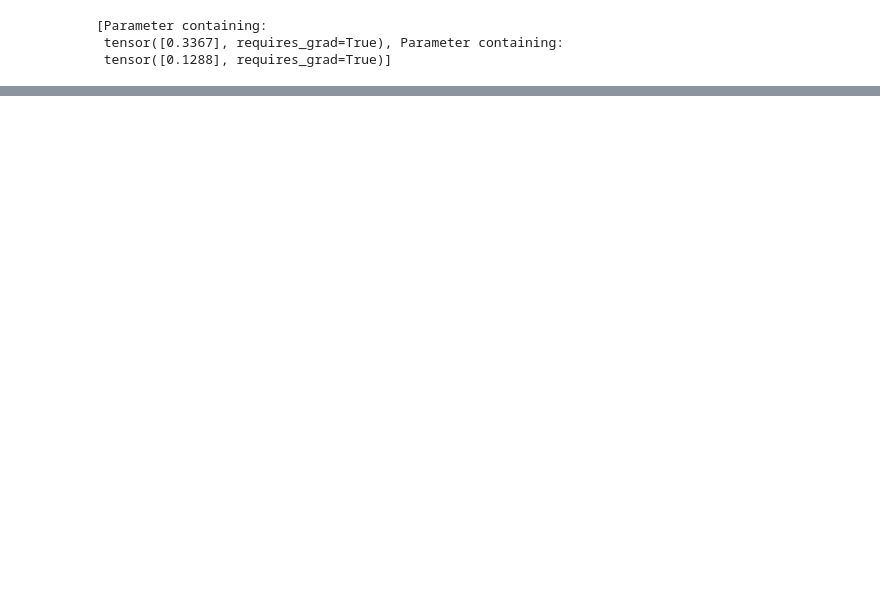
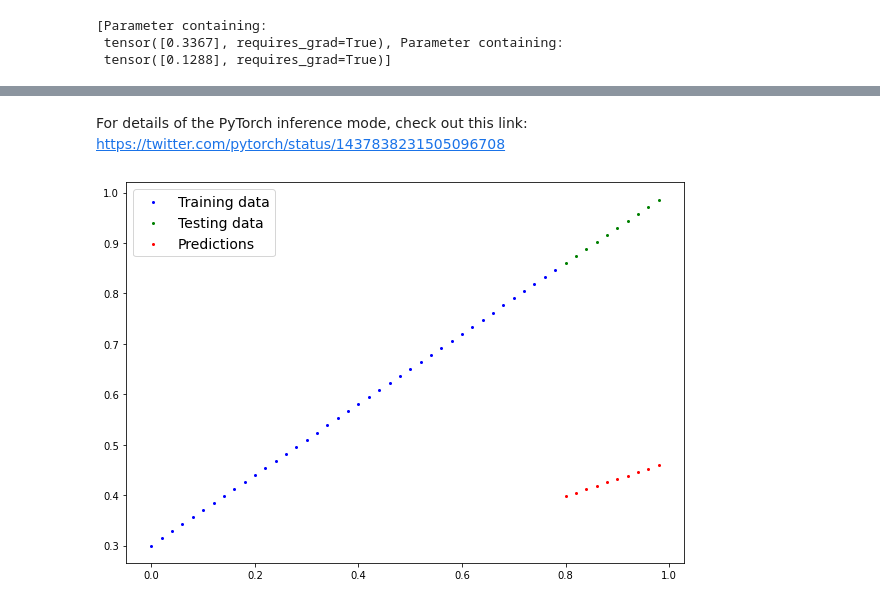
Before and after one commit to tincorpai/Deep_Learning_Pytorch, a Jupyter notebook: PythonWorkFlow_video.ipynb, the cells around one changed output, grey strips where cells are left out. Saved outputs shown, nothing was run; the diff lists cells and outputs as text; code cells hidden in the pictures; blank space fills up the shorter version.

```diff
--- a/PythonWorkFlow_video.ipynb
+++ b/PythonWorkFlow_video.ipynb
@@ -230,16 +235,17 @@ class LinearRegressionModel(nn.Module):
   def __init__(self):
     #<- almost everything in PyTorch is from nn.modules. Your module should subclass this class
     super().__init__()
-    self.weights = nn.Parameter(torch.randn(1,
+    self.weight = nn.Parameter(torch.randn(1,
                                          requires_grad=True,
                                          dtype=torch.float))
     self.bias  = nn.Parameter(torch.randn(1,
                                        requires_grad=True,
                                        dtype=torch.float))
     # Forward methor to define the computation in the model
-    def forward(self, x: torch.Tensor) -> torch.Tensor:
-      # "x" is the input data
-      return self.weights * x + self.bias  # this is the linear regression formula
+  def forward(self, X: torch.Tensor) -> torch.Tensor:
+    # "x" is the input data
+    return self.weight * X + self.bias
+    # this is the linear regression formula
     #the forward module is the compuation that the module does. You need to define
     #the forward module if you want to subclass nn.Module.
     #we pass the data to nn.Module and the forward method will perform the compuation
@@ -283,0 +296,7 @@ We need to adjust our weights and bias as close as possible to the true values.
+# %%
+#make predictions with model
+with torch.inference_mode(): #it turns off inference tracking to maximize space
+  y_preds = model_0(X_test) #You can do something similar with torch.no_grad(),
+#however, inference mode is preferred.
+
+y_preds
@@ -283,0 +327,7 @@ We need to adjust our weights and bias as close as possible to the true values.
+# %% [markdown]
+For details of the PyTorch inference mode, check out this link:
+https://twitter.com/pytorch/status/1437838231505096708
+# %%
+plot_predictions(predictions=y_preds)
+# %% [output]
+[figure, added]
```
Also changed, not shown: parts of 12 cells of this notebook.
